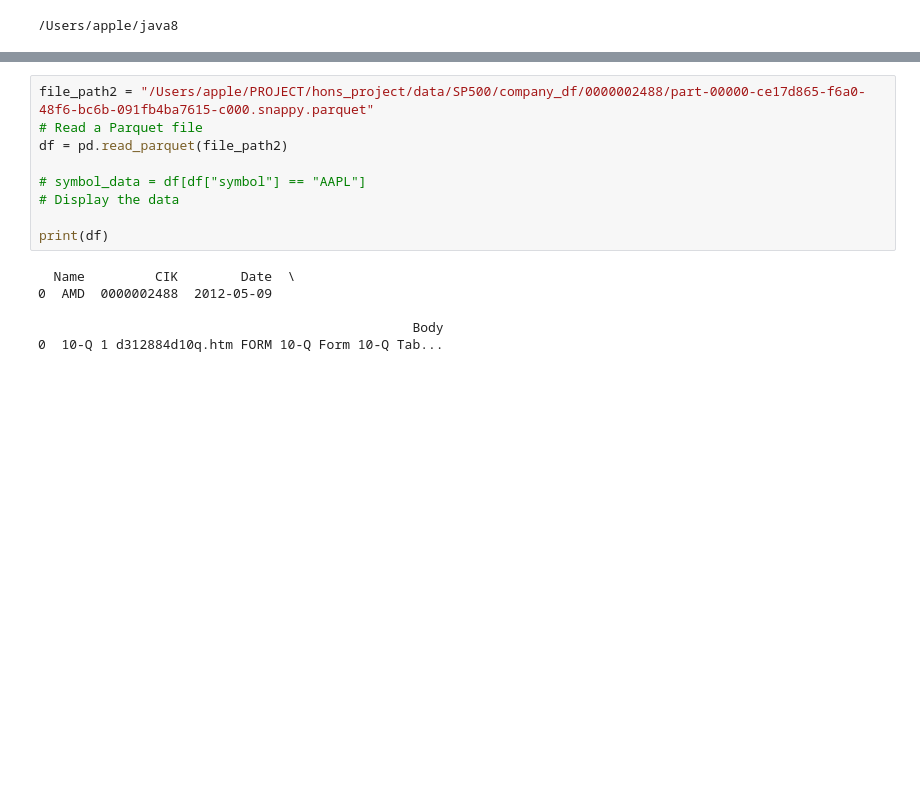
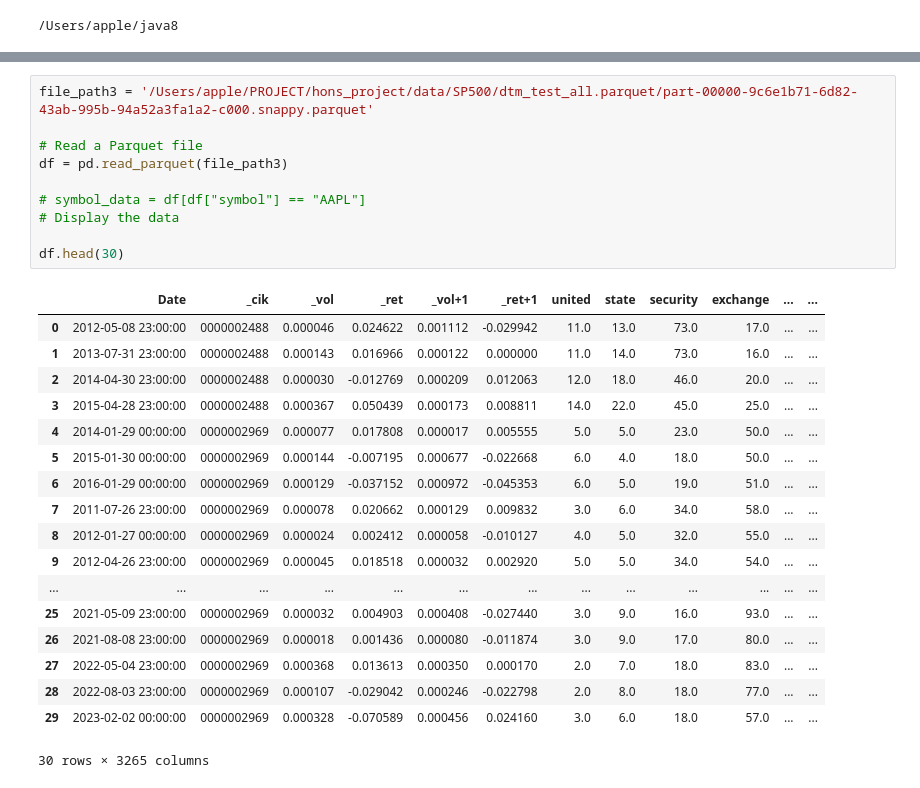
Before and after one commit to 007seann/Generation-of-Supervised-Sentiment-Metrics-for-Return-and-Volatility-Prediction-from-10-K-Filings, a Jupyter notebook: scaleUp/test.ipynb, the cells around one changed output, grey strips where cells are left out. Cells and saved outputs as stored; diff of their text form; blank space fills up the shorter version.

```diff
--- a/scaleUp/test.ipynb
+++ b/scaleUp/test.ipynb
@@ -470,15 +698,29 @@ print(df)
 # %%
-file_path2 = "/Users/apple/PROJECT/hons_project/data/SP500/company_df/0000002488/part-00000-ce17d865-f6a0-48f6-bc6b-091fb4ba7615-c000.snappy.parquet"
+file_path3 = '/Users/apple/PROJECT/hons_project/data/SP500/dtm_test_all.parquet/part-00000-9c6e1b71-6d82-43ab-995b-94a52a3fa1a2-c000.snappy.parquet'
+
 # Read a Parquet file
-df = pd.read_parquet(file_path2)
+df = pd.read_parquet(file_path3)
 
 # symbol_data = df[df["symbol"] == "AAPL"]
 # Display the data
 
-print(df)
+df.head(30)
 # %% [output]
+|  | Date | _cik | _vol | _ret | _vol+1 | _ret+1 | united | state | security | exchange | ... | ... |
+| 0 | 2012-05-08 23:00:00 | 0000002488 | 0.000046 | 0.024622 | 0.001112 | -0.029942 | 11.0 | 13.0 | 73.0 | 17.0 | ... | ... |
+| 1 | 2013-07-31 23:00:00 | 0000002488 | 0.000143 | 0.016966 | 0.000122 | 0.000000 | 11.0 | 14.0 | 73.0 | 16.0 | ... | ... |
+| 2 | 2014-04-30 23:00:00 | 0000002488 | 0.000030 | -0.012769 | 0.000209 | 0.012063 | 12.0 | 18.0 | 46.0 | 20.0 | ... | ... |
+| 3 | 2015-04-28 23:00:00 | 0000002488 | 0.000367 | 0.050439 | 0.000173 | 0.008811 | 14.0 | 22.0 | 45.0 | 25.0 | ... | ... |
+| 4 | 2014-01-29 00:00:00 | 0000002969 | 0.000077 | 0.017808 | 0.000017 | 0.005555 | 5.0 | 5.0 | 23.0 | 50.0 | ... | ... |
+| 5 | 2015-01-30 00:00:00 | 0000002969 | 0.000144 | -0.007195 | 0.000677 | -0.022668 | 6.0 | 4.0 | 18.0 | 50.0 | ... | ... |
+| 6 | 2016-01-29 00:00:00 | 0000002969 | 0.000129 | -0.037152 | 0.000972 | -0.045353 | 6.0 | 5.0 | 19.0 | 51.0 | ... | ... |
+| 7 | 2011-07-26 23:00:00 | 0000002969 | 0.000078 | 0.020662 | 0.000129 | 0.009832 | 3.0 | 6.0 | 34.0 | 58.0 | ... | ... |
+| 8 | 2012-01-27 00:00:00 | 0000002969 | 0.000024 | 0.002412 | 0.000058 | -0.010127 | 4.0 | 5.0 | 32.0 | 55.0 | ... | ... |
+| 9 | 2012-04-26 23:00:00 | 0000002969 | 0.000045 | 0.018518 | 0.000032 | 0.002920 | 5.0 | 5.0 | 34.0 | 54.0 | ... | ... |
+| ... | ... | ... | ... | ... | ... | ... | ... | ... | ... | ... | ... | ... |
+| 25 | 2021-05-09 23:00:00 | 0000002969 | 0.000032 | 0.004903 | 0.000408 | -0.027440 | 3.0 | 9.0 | 16.0 | 93.0 | ... | ... |
+| 26 | 2021-08-08 23:00:00 | 0000002969 | 0.000018 | 0.001436 | 0.000080 | -0.011874 | 3.0 | 9.0 | 17.0 | 80.0 | ... | ... |
+| 27 | 2022-05-04 23:00:00 | 0000002969 | 0.000368 | 0.013613 | 0.000350 | 0.000170 | 2.0 | 7.0 | 18.0 | 83.0 | ... | ... |
+| 28 | 2022-08-03 23:00:00 | 0000002969 | 0.000107 | -0.029042 | 0.000246 | -0.022798 | 2.0 | 8.0 | 18.0 | 77.0 | ... | ... |
+| 29 | 2023-02-02 00:00:00 | 0000002969 | 0.000328 | -0.070589 | 0.000456 | 0.024160 | 3.0 | 6.0 | 18.0 | 57.0 | ... | ... |
-  Name         CIK        Date  \
-0  AMD  0000002488  2012-05-09
-
-                                                Body
-0  10-Q 1 d312884d10q.htm FORM 10-Q Form 10-Q Tab...
+30 rows × 3265 columns
```
Also changed, not shown: parts of 21 cells of this notebook, 24 other files.
